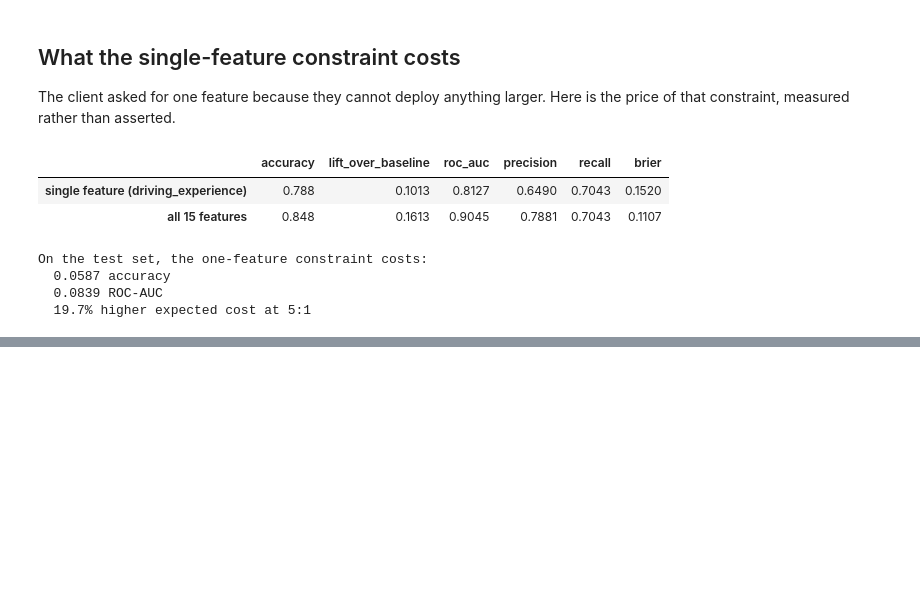
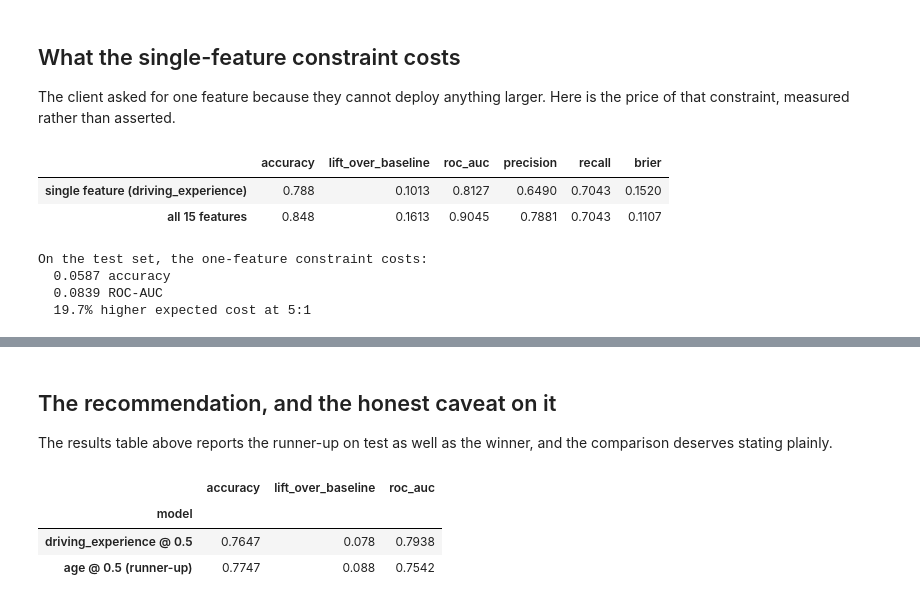
Before and after one commit to matthewpeters-extended/Modeling-Car-Insurance-Claim-Outcomes, a Jupyter notebook: notebooks/05_results.ipynb, the cells around one changed output, grey strips where cells are left out. Saved outputs shown, nothing was run; the diff lists cells and outputs as text; code cells hidden in the pictures; blank space fills up the shorter version.

```diff
--- a/notebooks/05_results.ipynb
+++ b/notebooks/05_results.ipynb
@@ -195,0 +235,13 @@ On the test set, the one-feature constraint costs:
+# %% [markdown]
+## The recommendation, and the honest caveat on it
+
+The results table above reports the runner-up on test as well as the winner, and the
+comparison deserves stating plainly.
+# %%
+final.loc[["driving_experience @ 0.5", "age @ 0.5 (runner-up)"],
+          ["accuracy", "lift_over_baseline", "roc_auc"]].round(4)
+# %% [output]
+|  | accuracy | lift_over_baseline | roc_auc |
+| model |  |  |  |
+| driving_experience @ 0.5 | 0.7647 | 0.078 | 0.7938 |
+| age @ 0.5 (runner-up) | 0.7747 | 0.088 | 0.7542 |
```
Also changed, not shown: parts of 6 cells of this notebook, 11 other files.
